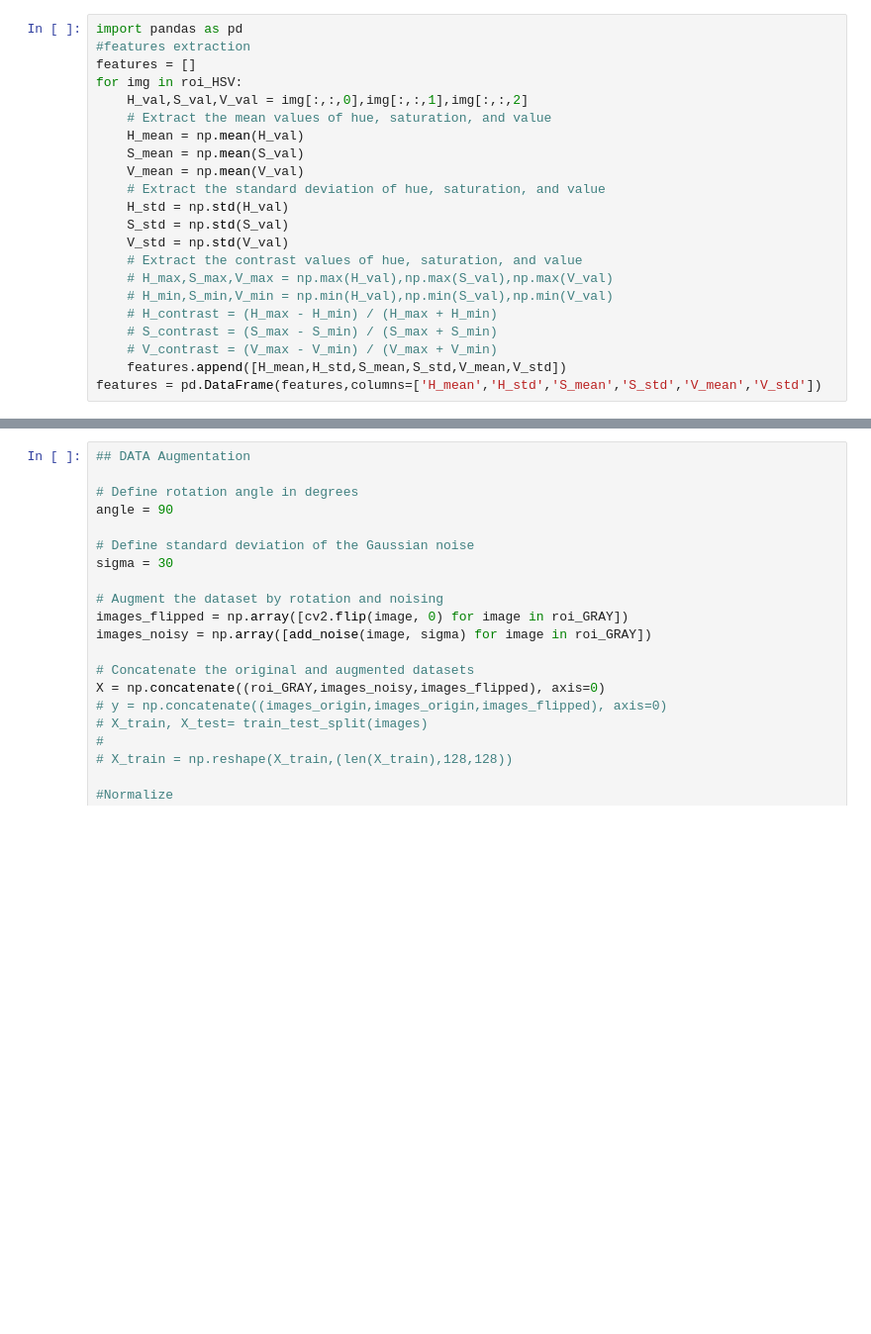
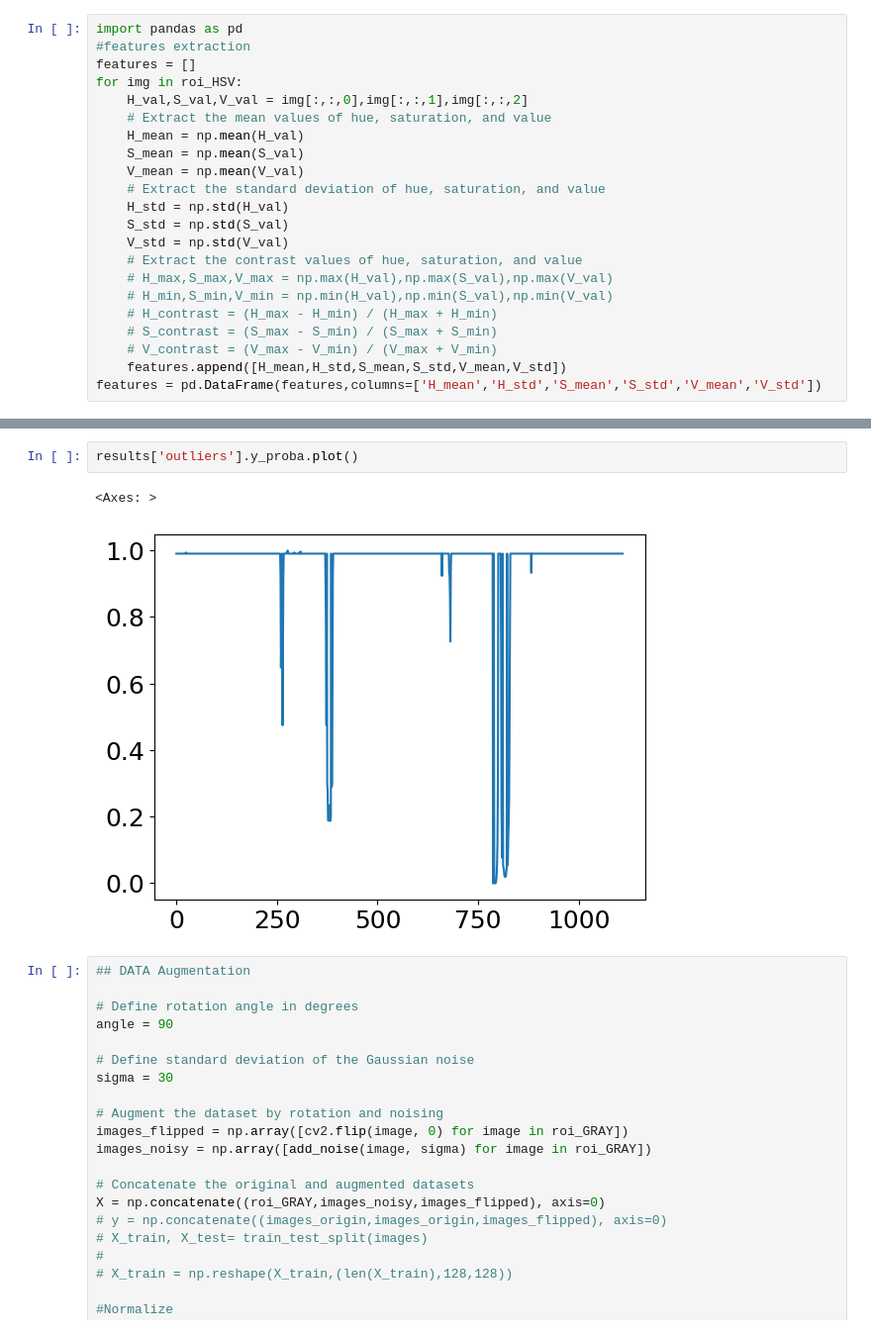
Before and after one commit to NicolasR14/Master_project, a Jupyter notebook: test with autoencoder+kmean+tsne.ipynb, the cells around one changed output, grey strips where cells are left out. Shown at 99% size. Drawn from its saved outputs; the diff is of its cells as text; blank space fills up the shorter version.

```diff
--- a/test with autoencoder+kmean+tsne.ipynb
+++ b/test with autoencoder+kmean+tsne.ipynb
@@ -114,3 +153,8 @@ plt.plot(img_features[:,:,:,:,:,,])
+# %%
+results['outliers'].y_proba.plot()
+# %% [output]
+<Axes: >
+[figure, added]
 # %%
 ## DATA Augmentation
 
```
Also changed, not shown: parts of 4 cells of this notebook.
